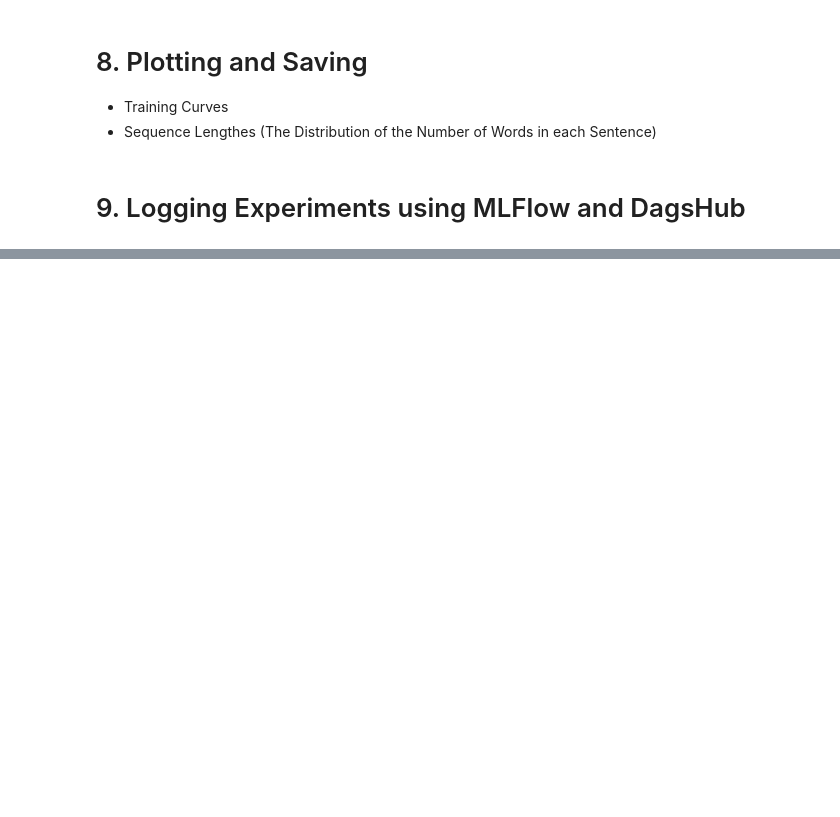
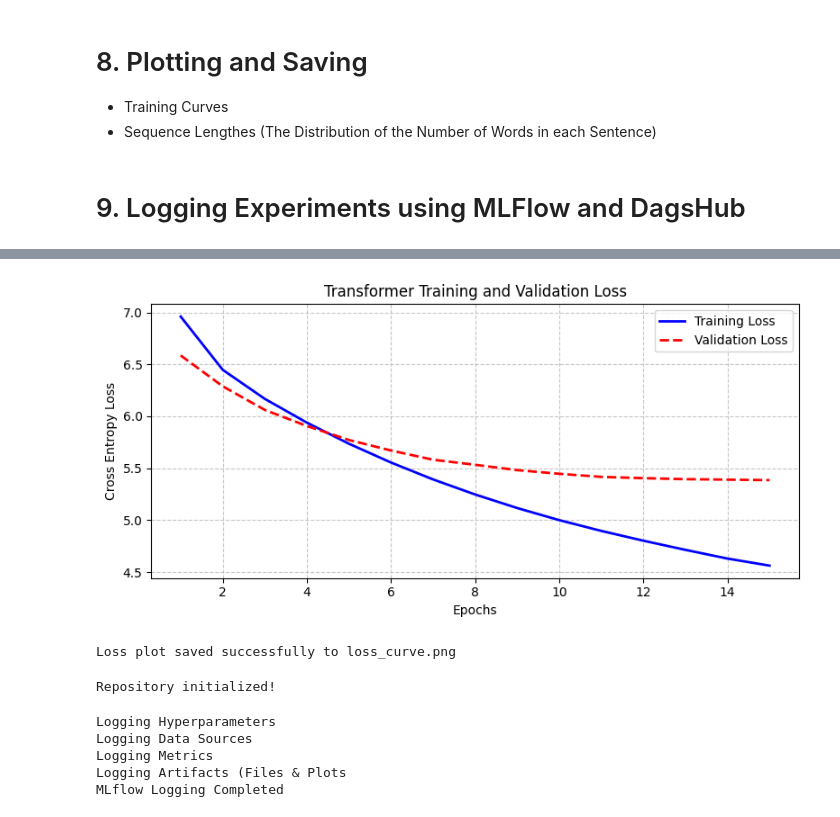
Before and after one commit to michael-nabil/Neural-Machine-Translation, a Jupyter notebook: en_ar_translation.ipynb, the cells around one changed output, grey strips where cells are left out. Drawn from its saved outputs; the diff is of its cells as text; code cells hidden in the pictures; blank space fills up the shorter version.

Commit message:
Version 2 (Training First Model)

```diff
--- a/en_ar_translation.ipynb
+++ b/en_ar_translation.ipynb
@@ -891,5 +900,5 @@ model.load_state_dict(best_model_weights)
 # %%
 # 10. Final Evaluation on unseen Test Set (From Part 5)
 # Note: evaluate_model_metrics is the function we built that returns BLEU and chrF++
-bleu, chrf, _ = evaluate_model_metrics(model, en_test, ar_test, en_tokenizer, ar_tokenizer, DEVICE)
-print(f"\nFinal Test Results -> BLEU: {bleu:.2f} | chrF++: {chrf:.2f}")
+bleu_score, chrf_score, _ = evaluate_model_metrics(model, en_test, ar_test, en_tokenizer, ar_tokenizer, DEVICE)
+print(f"\nFinal Test Results -> BLEU: {bleu_score:.2f} | chrF++: {chrf_score:.2f}")
@@ -914,7 +953,7 @@ def plot_and_save_losses(train_losses, val_losses, save_path="loss_curve.png"):
     """
     epochs = range(1, len(train_losses) + 1)
 
-    plt.figure(figsize=(10, 6))
+    plt.figure(figsize=(8, 4)) #(10, 6)
     plt.plot(epochs, train_losses, 'b-', label='Training Loss', linewidth=2)
     plt.plot(epochs, val_losses, 'r--', label='Validation Loss', linewidth=2)
 
@@ -976,7 +1033,7 @@ def log_experiment_to_dagshub():
             "batch_size": BATCH_SIZE,
             "epochs": EPOCHS,
             "learning_rate": LEARNING_RATE,
-            "weight_decay": WEIGHT_DECAY
+            "weight_decay": WEIGHT_DECAY,
             "label_smoothing": LABEL_SMOOTHING,
             "optimizer": "AdamW"
         })
@@ -997,33 +1054,42 @@ def log_experiment_to_dagshub():
             "test_chrf_score": chrf_score
         })
 
-        print("Logging Artifacts (Files & Plots")
+        print("Logging Artifacts (Files & Plots)")
         # 3 & 7. Uploading the Plots
         mlflow.log_artifact("loss_curve.png", artifact_path="plots")
         mlflow.log_artifact("seq_lengths.png", artifact_path="plots")
 
         # 5. Uploading Tokenizers and Model Weights
         # (Using error handling in case the files haven't been saved yet)
         artifacts_to_log = [
             "en_tokenizer.json",
             "ar_tokenizer.json",
-            "best_params.pth"
+            "best_transformer_arabic.pth"
         ]
 
         for file in artifacts_to_log:
             if os.path.exists(file):
                 mlflow.log_artifact(file, artifact_path="models_and_tokenizers")
             else:
                 print(f"Warning: {file} not found. Could not log to MLflow.")
 
         # 8. "Other Important Items" -> Logging an example translation
         # example_text = "EN: How are you today? | Pred: كيف حالك اليوم؟"
         # with open("sample_translation.txt", "w", encoding="utf-8") as f:
         #     f.write(example_text)
         # mlflow.log_artifact("sample_translation.txt", artifact_path="eval_samples")
 
         print("MLflow Logging Completed")
 
 plot_and_save_length_distributions(final_en_data, final_ar_data, save_path="seq_lengths.png")
 plot_and_save_losses(train_losses, val_losses, save_path="loss_curve.png")
 log_experiment_to_dagshub()
+# %% [output]
+[figure, added]
+Loss plot saved successfully to loss_curve.png
+Repository initialized!
+Logging Hyperparameters
+Logging Data Sources
+Logging Metrics
+Logging Artifacts (Files & Plots
+MLflow Logging Completed
```
Also changed, not shown: parts of 7 cells of this notebook.
